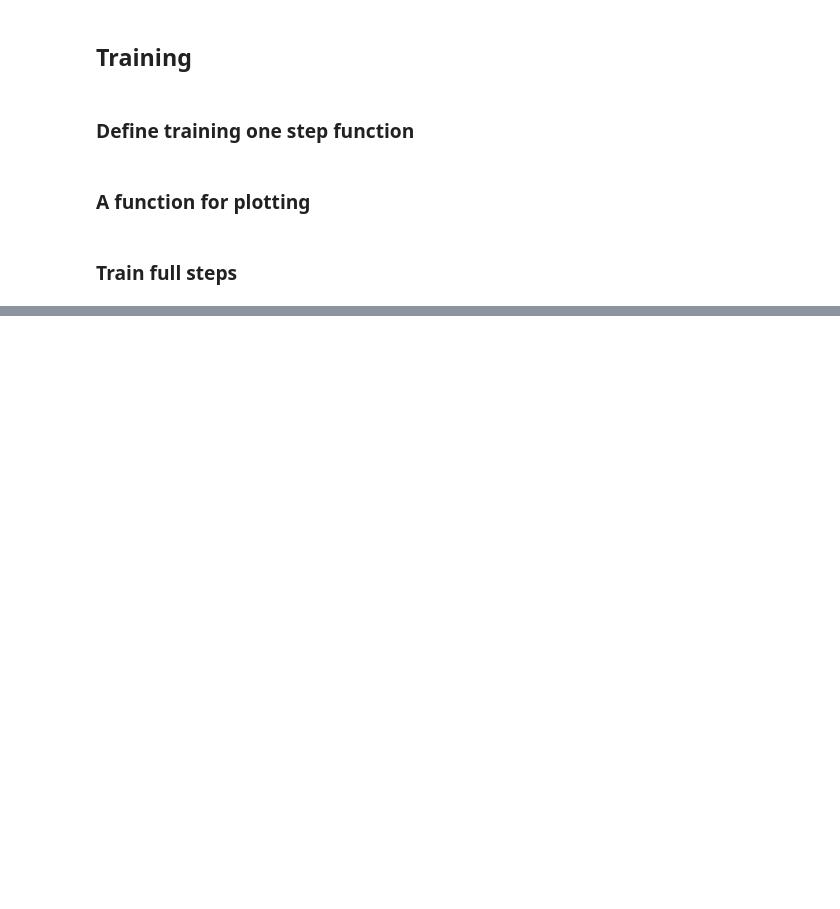
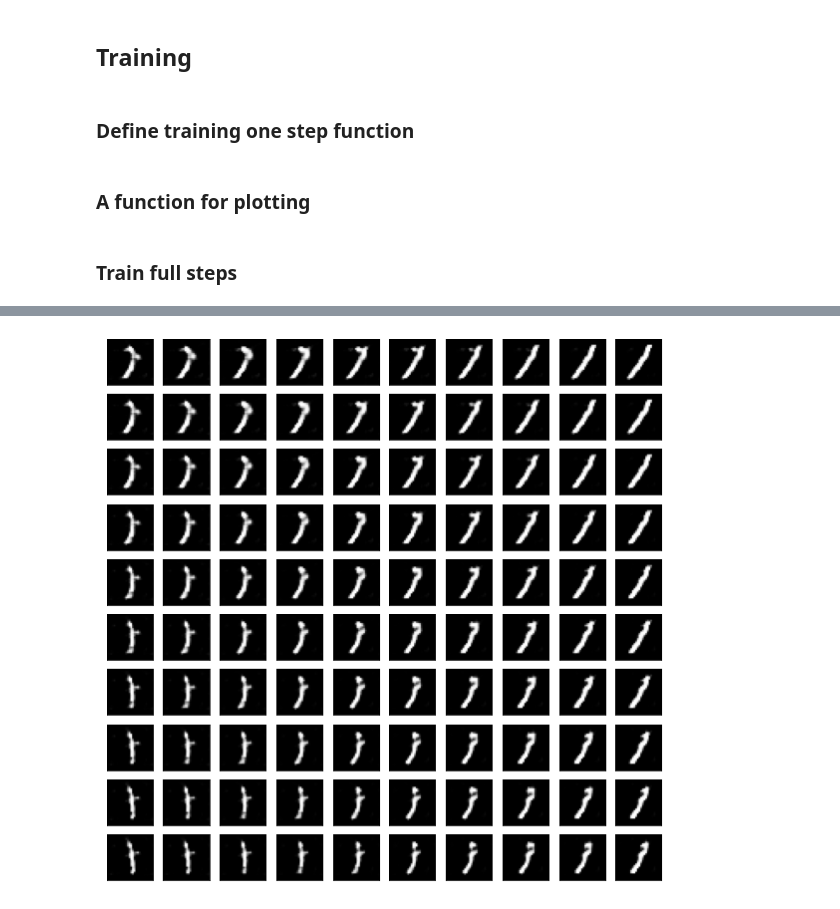
Before and after one commit to scpark20/DGM-colab, a Jupyter notebook: GAN/InfoGAN.ipynb, the cells around one changed output, grey strips where cells are left out. Drawn from its saved outputs; the diff is of its cells as text; code cells hidden in the pictures; blank space fills up the shorter version.

```diff
--- a/GAN/InfoGAN.ipynb
+++ b/GAN/InfoGAN.ipynb
@@ -374,0 +483,4 @@ for epoch in range(max_epochs):
+# %%
+plot_samples(1)
+# %% [output]
+[figure, added]
```
Also changed, not shown: parts of 12 cells of this notebook, 5 other files.
